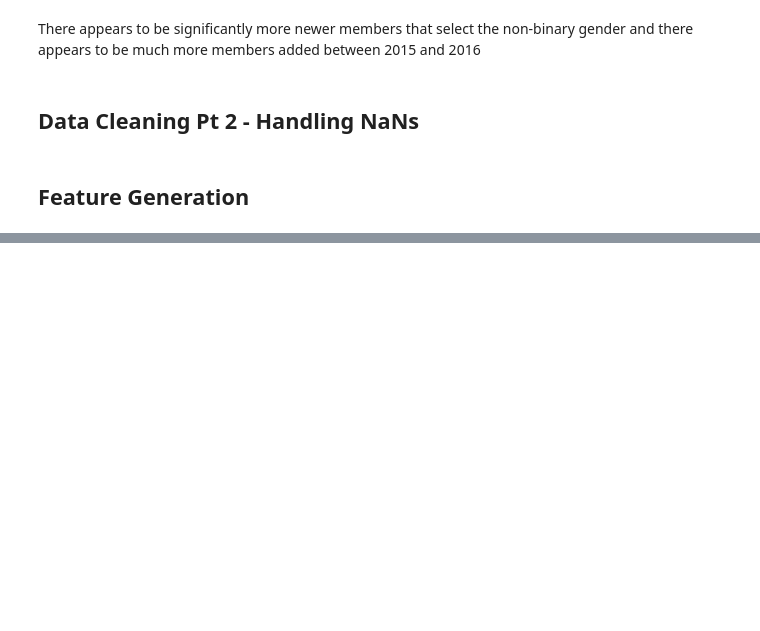
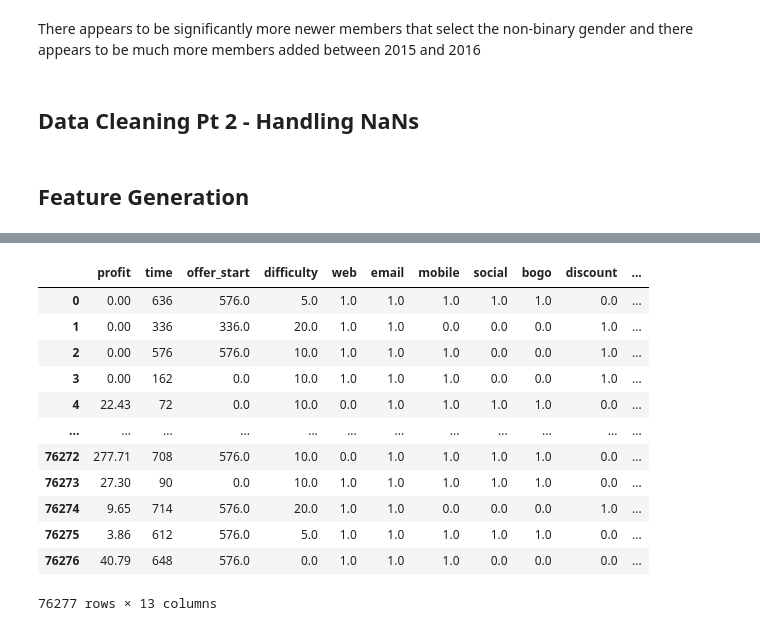
Before and after one commit to amcumber/udacity-mle-capstone-project, a Jupyter notebook: Starbucks_Capstone_notebook.ipynb, the cells around one changed output, grey strips where cells are left out. Drawn from its saved outputs; the diff is of its cells as text; code cells hidden in the pictures; blank space fills up the shorter version.

```diff
--- a/Starbucks_Capstone_notebook.ipynb
+++ b/Starbucks_Capstone_notebook.ipynb
@@ -489,0 +514,19 @@ profile:
+# %%
+label_names = [ECols.event_id, ECols.person, ECols.offer_id]
+event_labels = events.reset_index()[label_names]
+event_data = events.reset_index().drop(label_names, axis=1)
+display(event_data)
+# %% [output]
+|  | profit | time | offer_start | difficulty | web | email | mobile | social | bogo | discount | ... |
+| 0 | 0.00 | 636 | 576.0 | 5.0 | 1.0 | 1.0 | 1.0 | 1.0 | 1.0 | 0.0 | ... |
+| 1 | 0.00 | 336 | 336.0 | 20.0 | 1.0 | 1.0 | 0.0 | 0.0 | 0.0 | 1.0 | ... |
+| 2 | 0.00 | 576 | 576.0 | 10.0 | 1.0 | 1.0 | 1.0 | 0.0 | 0.0 | 1.0 | ... |
+| 3 | 0.00 | 162 | 0.0 | 10.0 | 1.0 | 1.0 | 1.0 | 0.0 | 0.0 | 1.0 | ... |
+| 4 | 22.43 | 72 | 0.0 | 10.0 | 0.0 | 1.0 | 1.0 | 1.0 | 1.0 | 0.0 | ... |
+| ... | ... | ... | ... | ... | ... | ... | ... | ... | ... | ... | ... |
+| 76272 | 277.71 | 708 | 576.0 | 10.0 | 0.0 | 1.0 | 1.0 | 1.0 | 1.0 | 0.0 | ... |
+| 76273 | 27.30 | 90 | 0.0 | 10.0 | 1.0 | 1.0 | 1.0 | 1.0 | 1.0 | 0.0 | ... |
+| 76274 | 9.65 | 714 | 576.0 | 20.0 | 1.0 | 1.0 | 0.0 | 0.0 | 0.0 | 1.0 | ... |
+| 76275 | 3.86 | 612 | 576.0 | 5.0 | 1.0 | 1.0 | 1.0 | 1.0 | 1.0 | 0.0 | ... |
+| 76276 | 40.79 | 648 | 576.0 | 0.0 | 1.0 | 1.0 | 1.0 | 0.0 | 0.0 | 0.0 | ... |
+76277 rows × 13 columns
```
Also changed, not shown: parts of 14 cells of this notebook.
